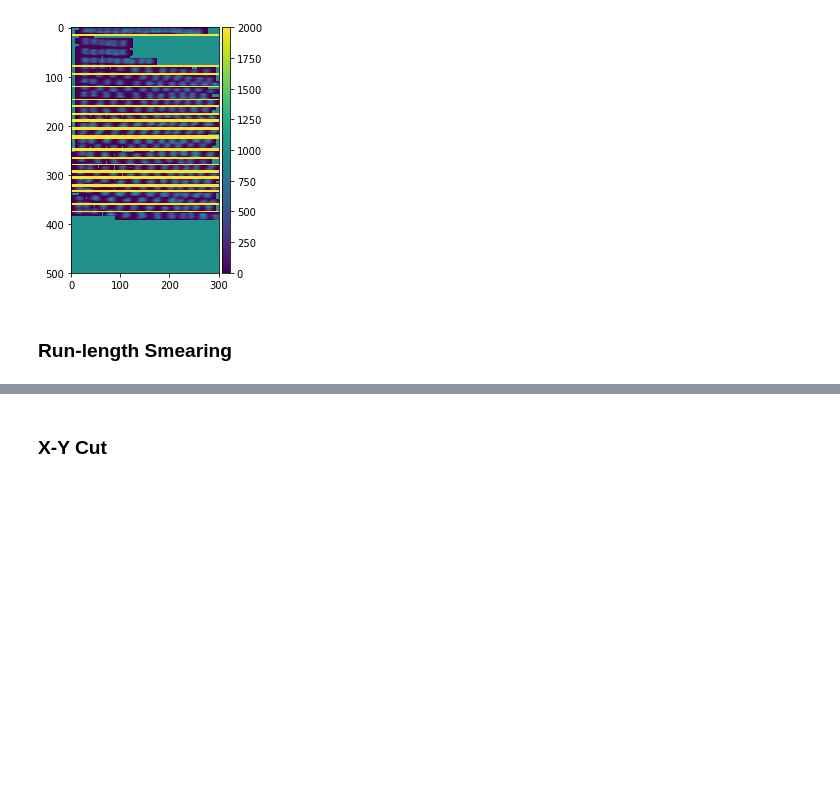
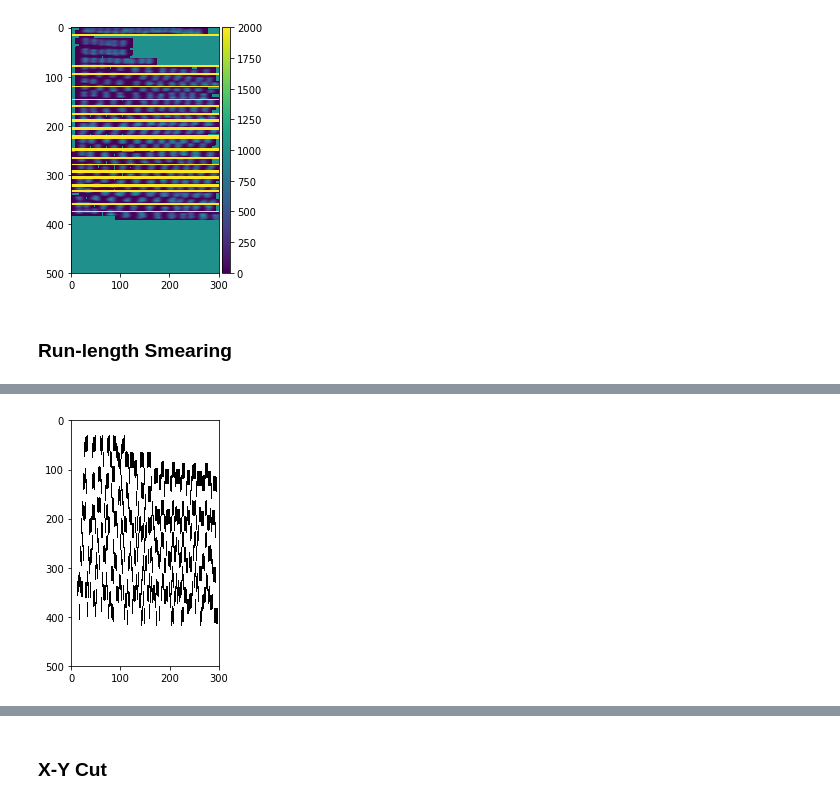
Before and after one commit to clemsciences/ohcr, a Jupyter notebook: tutorial.ipynb, the cells around one changed output, grey strips where cells are left out. Cells and saved outputs as stored; diff of their text form; code cells hidden in the pictures; blank space fills up the shorter version.

```diff
--- a/tutorial.ipynb
+++ b/tutorial.ipynb
@@ -190,0 +181,32 @@ def fill_columns(image, gap_tolerance):
+# %%
+def fill_colums(image, threshold, gap_tolerance):
+    image = image < np.ones(image.shape)*threshold
+    new_image = np.zeros(image.shape)
+    columns = []
+    for column in range(image.shape[1]):
+        color = image[0, column]
+        index = 0
+        columns.append([[color, 1],])
+        new_image[0, column] = color
+        for line in range(1, image.shape[0]):
+            if image[line, column] == color:
+                columns[column][index][1] += 1
+                new_image[line, column] = color
+            else:
+                if columns[column][index][1] > gap_tolerance:
+                    color = image[line, column]
+                    #print(line, index)
+                    columns[column].append([color, 1])
+                    index += 1
+                    new_image[line, column] = color
+                else:
+                    columns[column][index][1] += 1
+                    new_image[line, column] = color
+
+
+    return new_image
+im_columns_filled = fill_colums(image_canny, 0.5, 30)
+skio.imshow(im_columns_filled)
+skio.show()
+# %% [output]
+[figure, added]
```
Also changed, not shown: parts of 3 cells of this notebook.
